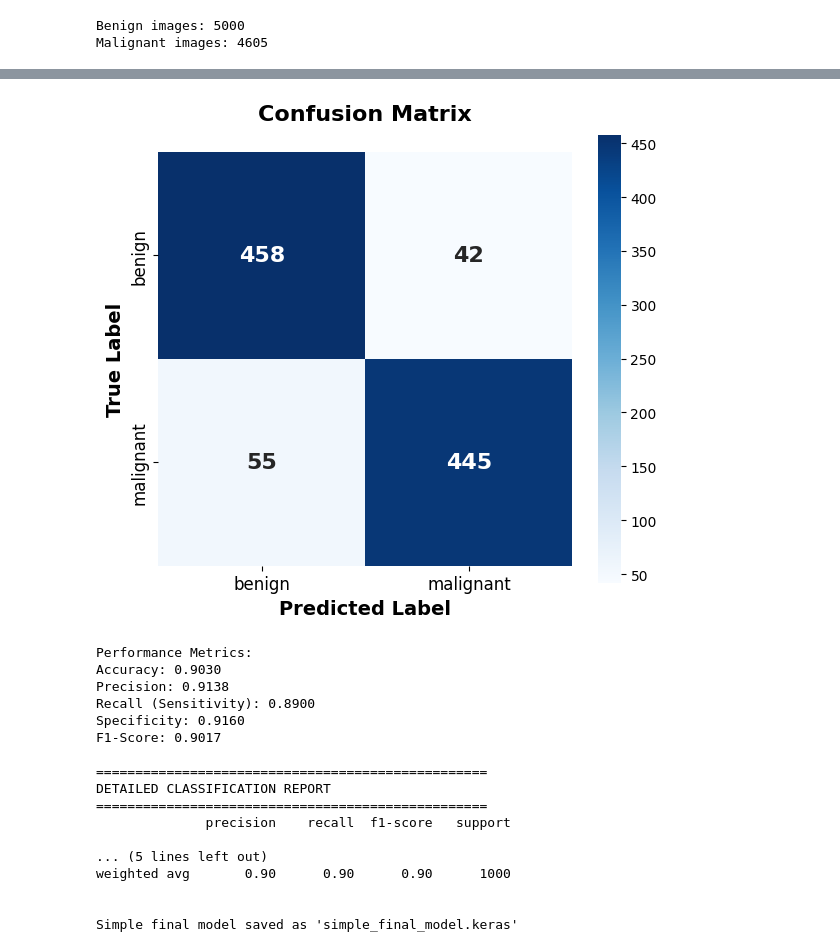
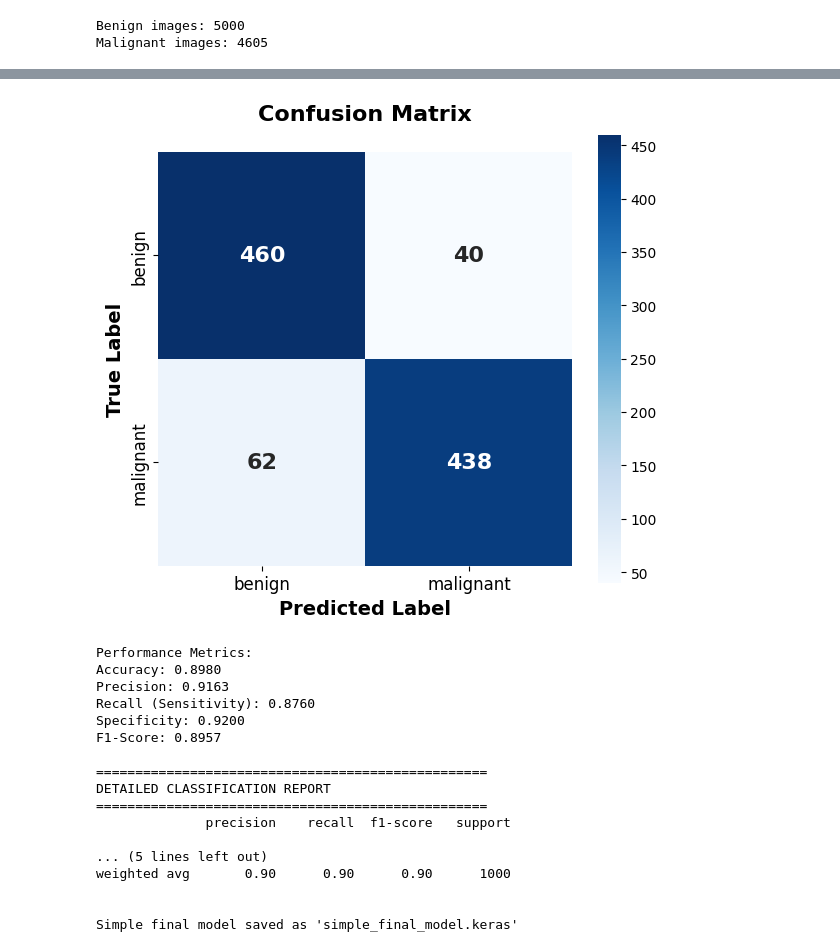
Before and after one commit to SambhavVinay/melanoma_v1, a Jupyter notebook: melanoma_v1.ipynb, the cells around one changed output, grey strips where cells are left out. Cells and saved outputs as stored; diff of their text form; code cells hidden in the pictures.

```diff
--- a/melanoma_v1.ipynb
+++ b/melanoma_v1.ipynb
@@ -42,7 +42,7 @@ train_generator = train_datagen.flow_from_directory(
     shuffle=True
 )
 
-val_generator = val_datagen.flow_from_directory(
+val_generator = test_datagen.flow_from_directory(
     test_dir,
     target_size=size,
     batch_size=BATCH_SIZE,
@@ -196,5 +196,5 @@ Label (class name): benign
 # %%
-predictions = best_model.predict(val_generator)
+predictions = model.predict(val_generator)
 predicted_classes = (predictions > 0.5).astype(int).flatten()
 true_classes = val_generator.classes
 cm = confusion_matrix(true_classes, predicted_classes)
@@ -248,6 +248,6 @@ print("="*50)
 print(classification_report(true_classes, predicted_classes, target_names=class_names))
 
 
-best_model.save('simple_final_model.keras')
+model.save('simple_final_model.keras')
 print("\nSimple final model saved as 'simple_final_model.keras'")
 # %% [output]
@@ -255,10 +255,10 @@ print("\nSimple final model saved as 'simple_final_model.keras'")
-[figure, old version]
+[figure, new version]
 Performance Metrics:
-Accuracy: 0.9030
-Precision: 0.9138
-Recall (Sensitivity): 0.8900
-Specificity: 0.9160
-F1-Score: 0.9017
+Accuracy: 0.8980
+Precision: 0.9163
+Recall (Sensitivity): 0.8760
+Specificity: 0.9200
+F1-Score: 0.8957
 
 ==================================================
 DETAILED CLASSIFICATION REPORT
```
Also changed, not shown: parts of 5 cells of this notebook.
